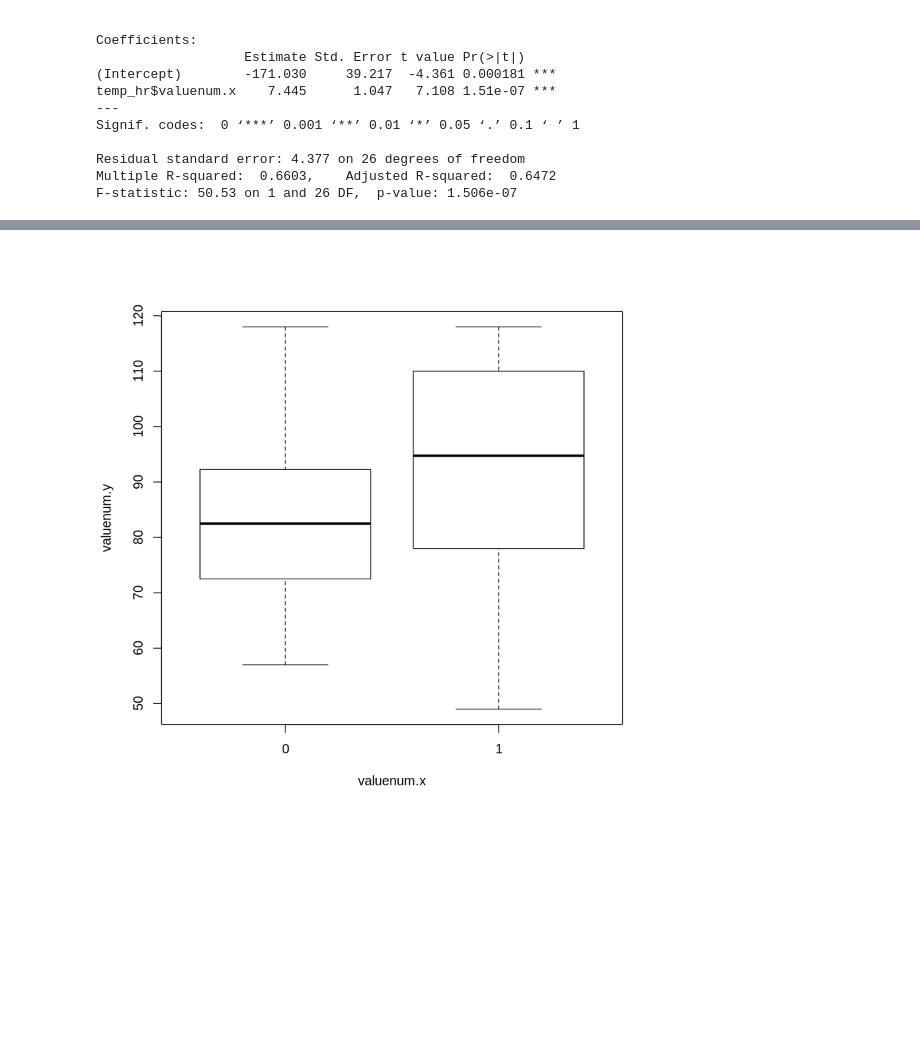
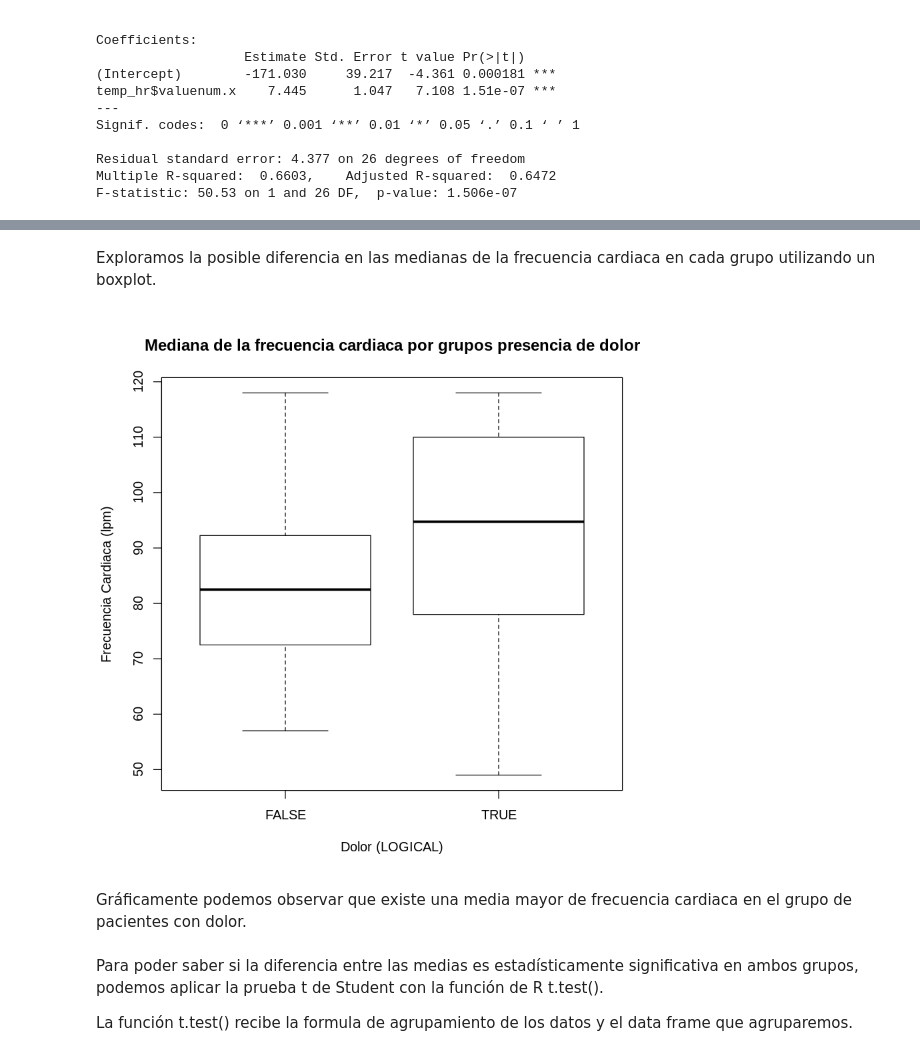
Before and after one commit to fvillena/matbio, a Jupyter notebook: 4-inference.ipynb, the cells around one changed output, grey strips where cells are left out. Cells and saved outputs as stored; diff of their text form; code cells hidden in the pictures; blank space fills up the shorter version.

```diff
--- a/4-inference.ipynb
+++ b/4-inference.ipynb
@@ -127,8 +181,3 @@ pain$charttime = as.POSIXct(pain$charttime)
 # %%
 pain$date = as.Date(pain$charttime)
 hr$date = as.Date(hr$charttime)
-# %%
-getmode <- function(v) {
-   uniqv <- unique(v)
-   uniqv[which.max(tabulate(match(v, uniqv)))]
-}
@@ -156,0 +186,8 @@ head(hr_aggregated)
+# %%
+getmode = function(v) {
+    uniqv = unique(v) # Extraemos los valores únicos del vector v
+    matchv = match(v, uniqv) # Extraemos las posiciones de la aparición de los valores del vector v en uniqv
+    tabulatedv = tabulate(matchv) # Guardamos la frecuencia de cada uno de los valores del vector matchv
+    maxv = which.max(tabulatedv) # Retornamos la posición del valor mayor frecuente del vector tabulatedv, si hay más de 1, devolvemos el primero
+    uniqv[maxv] # Retornamos el valor en la posición maxv desde el vector uniqv
+}
@@ -156,0 +198,6 @@ head(hr_aggregated)
+# %%
+pain_aggregated = aggregate(valuenum ~ date+subject_id, # Agregaremos la columna de dolor agrupando por la fecha de observación y código del paciente
+                            pain, # Agregaremos el data frame de observaciones de dolor
+                            getmode # Agregaremos los valores usando la moda
+                           )
+head(pain_aggregated)
@@ -156,0 +214,6 @@ head(hr_aggregated)
+# %%
+hr_aggregated = aggregate(valuenum ~ date+subject_id, # Agregaremos la columna de frecuencia cardiaca agrupando por la fecha de observación y código del paciente
+                          hr, # Agregaremos el data frame de observaciones de frecuencia cardiaca
+                          median # Agregaremos los valores usando la mediana
+                         )
+head(hr_aggregated)
@@ -168,7 +241,18 @@ head(pain_hr)
+# %% [markdown]
+Exploramos la posible diferencia en las medianas de la frecuencia cardiaca en cada grupo utilizando un boxplot.
 # %%
 boxplot(formula=valuenum.y~valuenum.x,
-        data=pain_hr
+        data=pain_hr,
+        main="Mediana de la frecuencia cardiaca por grupos presencia de dolor",
+        ylab="Frecuencia Cardiaca (lpm)",
+        xlab="Dolor (LOGICAL)"
        )
 # %% [output]
-[figure, old version]
+[figure, new version]
+# %% [markdown]
+Gráficamente podemos observar que existe una media mayor de frecuencia cardiaca en el grupo de pacientes con dolor.
+# %% [markdown]
+Para poder saber si la diferencia entre las medias es estadísticamente significativa en ambos grupos, podemos aplicar la prueba t de Student con la función de R t.test().
+
+La función t.test() recibe la formula de agrupamiento de los datos y el data frame que agruparemos.
 # %%
```
Also changed, not shown: parts of 57 cells of this notebook.
